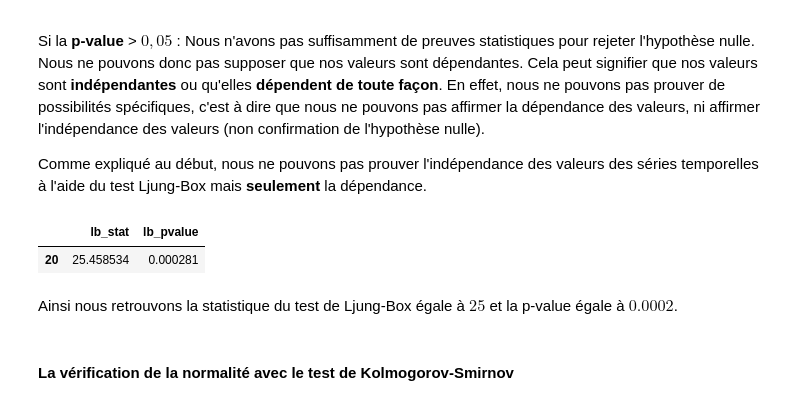
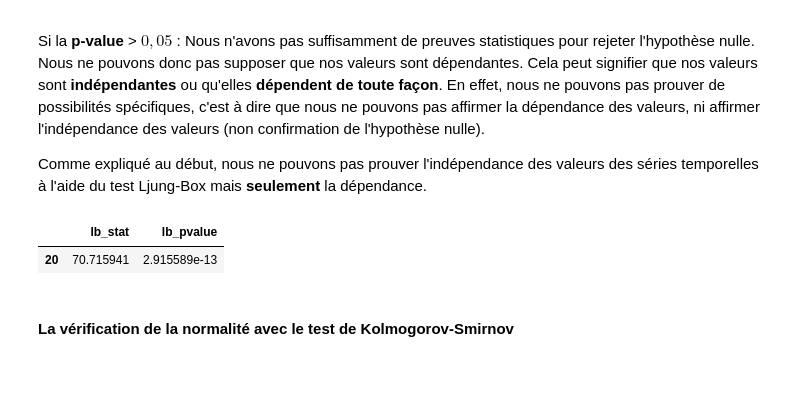
Before and after one commit to Lawisss/Helenos-Model, a Jupyter notebook: GARCH.ipynb, the cells around one changed output. Saved outputs shown, nothing was run; the diff lists cells and outputs as text; code cells hidden in the pictures; blank space fills up the shorter version.

```diff
--- a/GARCH.ipynb
+++ b/GARCH.ipynb
@@ -256,13 +254,11 @@ Comme expliqué au début, nous ne pouvons pas prouver l'indépendance des valeu
 # %%
 # Data fitting avec Ljung-Box
 # Décalage 20
 
-sms.diagnostic.acorr_ljungbox(best_mdl.resid, lags=[20], boxpierce=False, return_df=True, model_df=14)
+sms.diagnostic.acorr_ljungbox(result.resid, lags=[20], boxpierce=False, return_df=True, model_df=14)
 # %% [output]
 |  | lb_stat | lb_pvalue |
-| 20 | 25.458534 | 0.000281 |
+| 20 | 70.715941 | 2.915589e-13 |
-# %% [markdown]
-Ainsi nous retrouvons la statistique du test de Ljung-Box égale à $25$ et la p-value égale à $0.0002$.
 # %% [markdown]
 #### La vérification de la normalité avec le test de Kolmogorov-Smirnov
 # %% [markdown]
```
Also changed, not shown: parts of 7 cells of this notebook.
